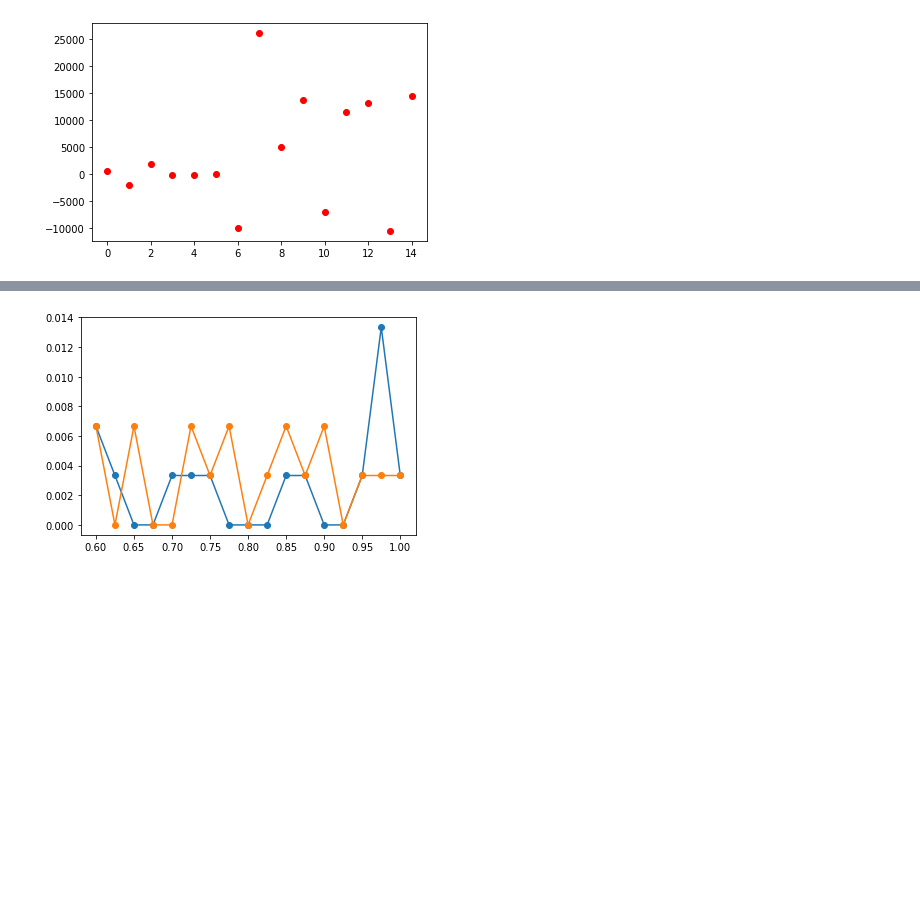
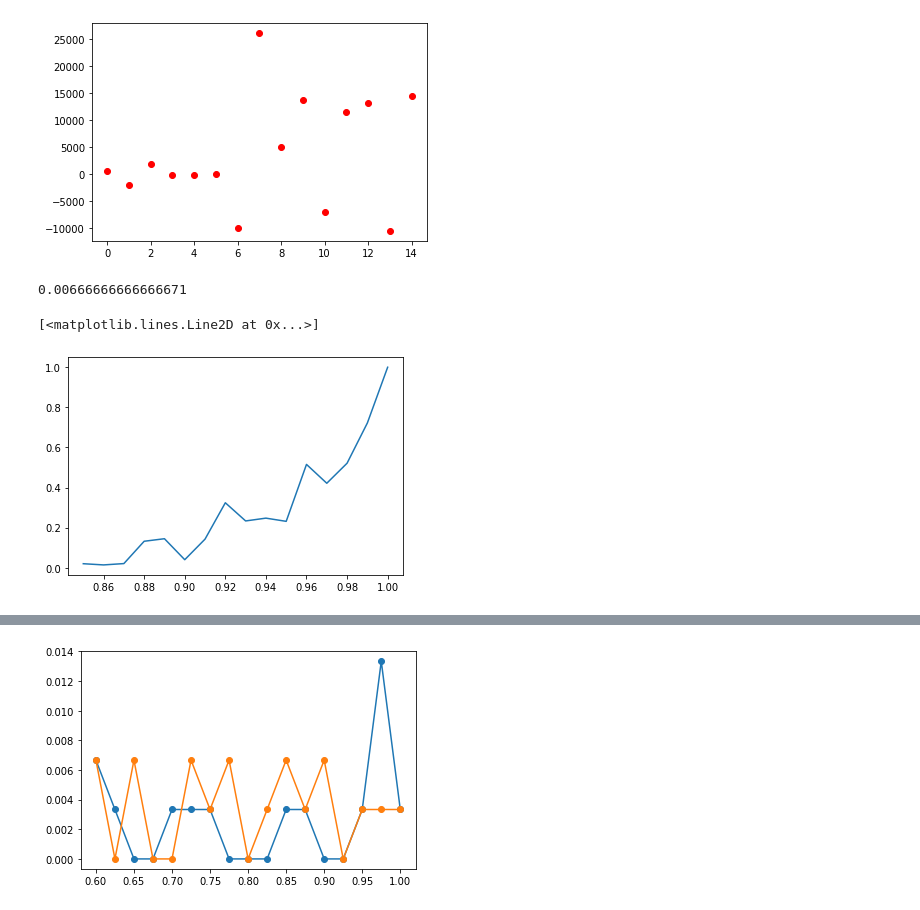
Before and after one commit to NeuroDataDesign/team-networkclass, a Jupyter notebook: Ali/conxex_approximation.ipynb, the cells around one changed output, grey strips where cells are left out. Drawn from its saved outputs; the diff is of its cells as text; code cells hidden in the pictures; blank space fills up the shorter version.

```diff
--- a/Ali/conxex_approximation.ipynb
+++ b/Ali/conxex_approximation.ipynb
@@ -503,3 +502,53 @@ plt.plot(convex_scores-bari_scores,"ro")
  False  True False]
 [<matplotlib.lines.Line2D at 0x...>]
 [figure]
+# %%
+import numpy as np
+import matplotlib.pyplot as plt
+import random
+import sys
+from joblib import Parallel, delayed
+
+sys.path
+sys.path.insert(0, "/Users/asaadeldin/Downloads/GitHub/graspy")
+
+from graspy.simulations import sample_edges_corr
+
+def match_ratio(v, w):
+    return 1 - (np.count_nonzero(abs(v - w)) / n_vert)
+
+n_vert = 150
+lambd = np.random.uniform(.1,.9, (n_vert,n_vert))
+rho = 0.9
+A,B = sample_edges_corr(lambd, rho*np.ones((n_vert,n_vert)))
+
+node_shuffle_input = np.random.permutation(n_vert)
+A_shuffle = A[np.ix_(node_shuffle_input, node_shuffle_input)]
+node_unshuffle_input = np.array(range(n_vert))
+node_unshuffle_input[node_shuffle_input] = np.array(range(n_vert))
+convex = GraphMatch()
+convex = convex.fit(A_shuffle,B)
+
+print(match_ratio(convex.perm_inds_,node_shuffle_input))
+# %% [output]
+0.00666666666666671
+# %%
+rhos = np.arange(0.85,1,.01)
+n = rhos.shape[0]
+lambd = np.random.uniform(.1,.9, (n_vert,n_vert))
+ratios = np.zeros(n)
+for i in range(n):
+    s = 0
+    for x in range(10):
+        rho = rhos[i]
+        A,B = sample_edges_corr(lambd, rho*np.ones((n_vert,n_vert)))
+        node_shuffle_input = np.random.permutation(n_vert)
+        A_shuffle = A[np.ix_(node_shuffle_input, node_shuffle_input)]
+        convex = GraphMatch()
+        convex = convex.fit(A_shuffle,B)
+        s+= match_ratio(convex.perm_inds_,node_shuffle_input)
+    ratios[i] = s/10
+plt.plot(rhos,ratios)
+# %% [output]
+[<matplotlib.lines.Line2D at 0x...>]
+[figure, added]
```
Also changed, not shown: parts of 8 cells of this notebook.
